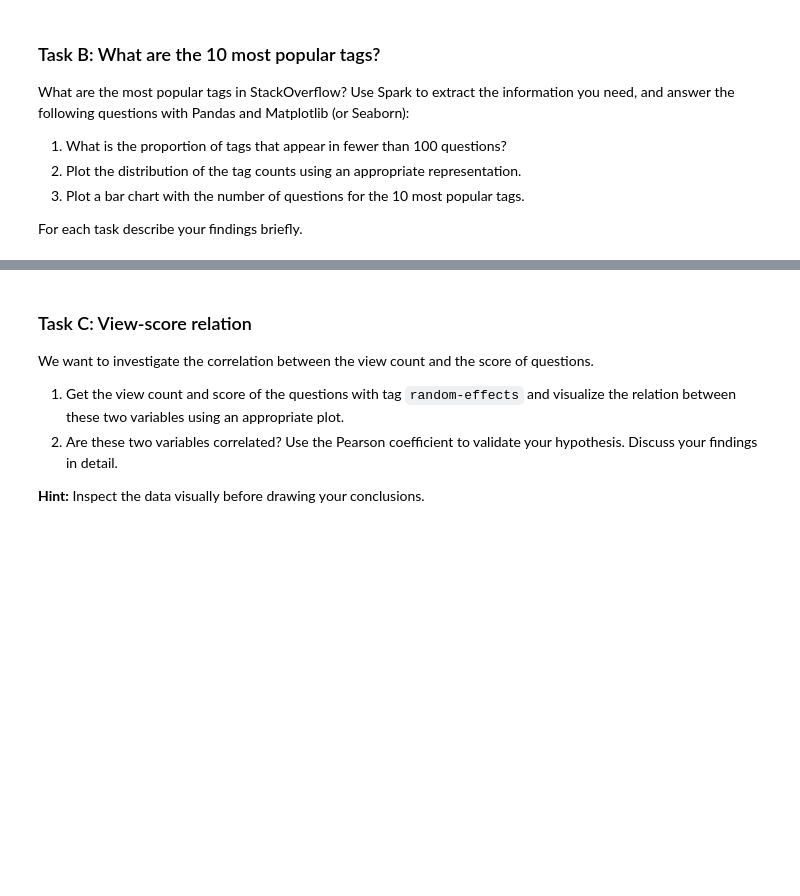
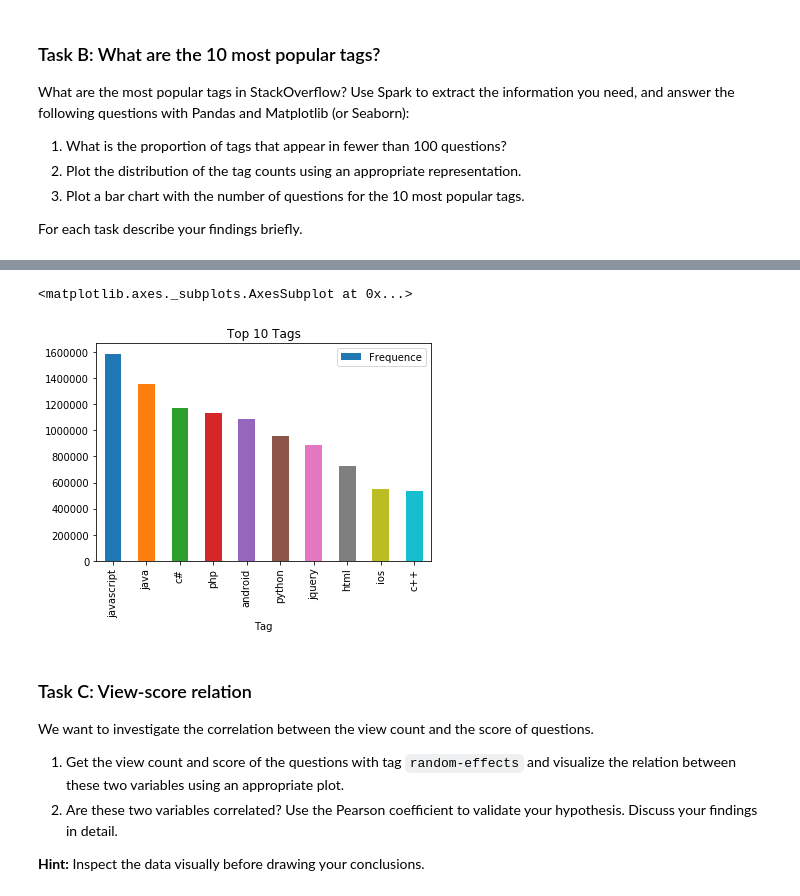
Before and after one commit to Sytta/ADA2018-Homework-CANada, a Jupyter notebook: 03 - Spark and Reading the Stats/Homework3.ipynb, the cells around one changed output, grey strips where cells are left out. Saved outputs shown, nothing was run; the diff lists cells and outputs as text; code cells hidden in the pictures; blank space fills up the shorter version.

```diff
--- a/03 - Spark and Reading the Stats/Homework3.ipynb
+++ b/03 - Spark and Reading the Stats/Homework3.ipynb
@@ -259,3 +247,12 @@ Counter({'apples': 1, 'oranges': 1})
+# %%
+# Take top 10 tags from the questions tags
+top_10_tags = questions_tags_frequence.sortBy(lambda r: r[1], ascending = False).take(10)
+# %%
+top_10_tags_df = pd.DataFrame(data=top_10_tags, columns=['Tag', 'Frequence'])
+top_10_tags_df.plot.bar(x='Tag', y='Frequence', rot=90, title='Top 10 Tags')
+# %% [output]
+<matplotlib.axes._subplots.AxesSubplot at 0x...>
+[figure, added]
 # %% [markdown]
 ### Task C: View-score relation
 
```
Also changed, not shown: parts of 54 cells of this notebook.
